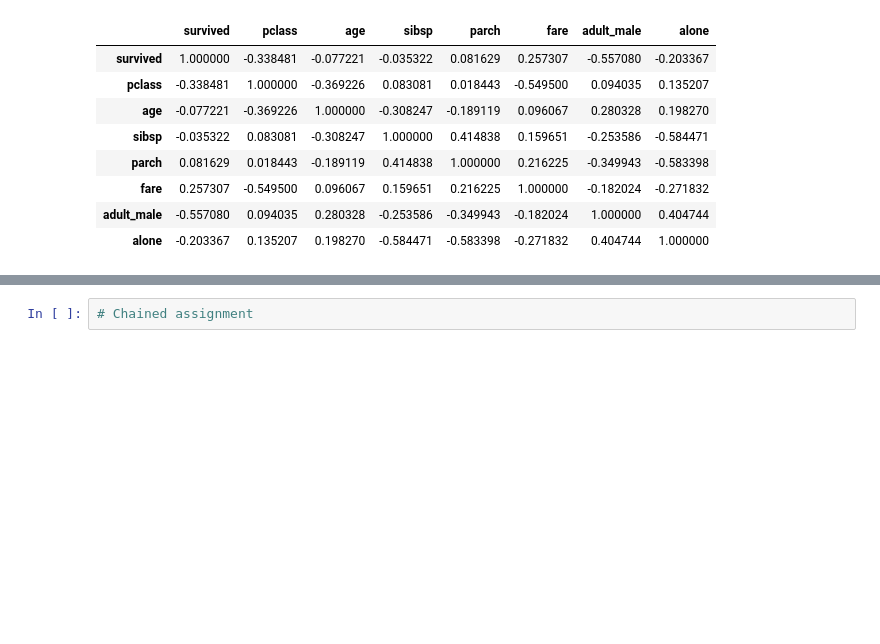
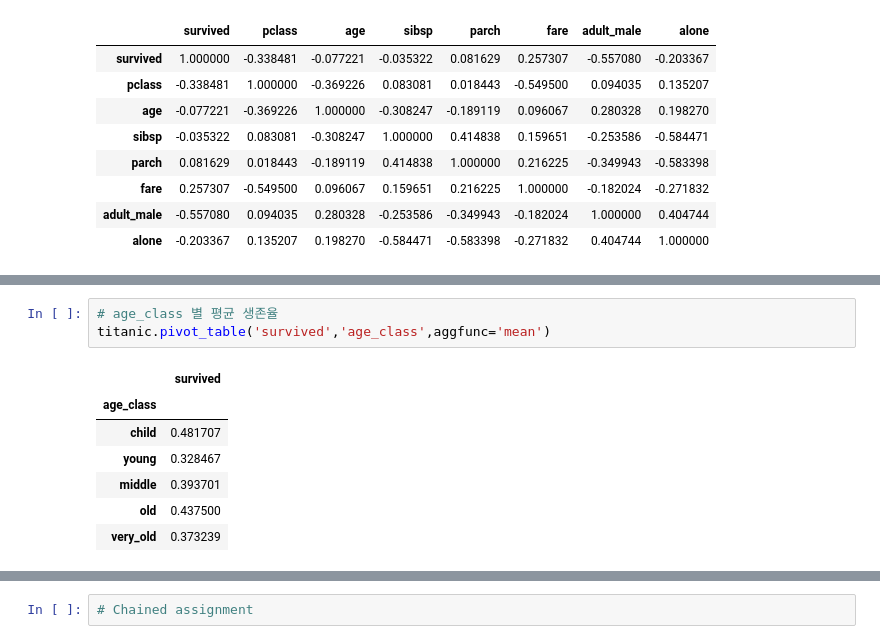
Before and after one commit to landturtler/2020_AI_education_example, a Jupyter notebook: pandas_basic.ipynb, the cells around one changed output, grey strips where cells are left out. Saved outputs shown, nothing was run; the diff lists cells and outputs as text; blank space fills up the shorter version.

```diff
--- a/pandas_basic.ipynb
+++ b/pandas_basic.ipynb
@@ -975,0 +999,11 @@ pandas.core.series.Series
+# %%
+# age_class 별 평균 생존율
+titanic.pivot_table('survived','age_class',aggfunc='mean')
+# %% [output]
+|  | survived |
+| age_class |  |
+| child | 0.481707 |
+| young | 0.328467 |
+| middle | 0.393701 |
+| old | 0.437500 |
+| very_old | 0.373239 |
```
Also changed, not shown: parts of 13 cells of this notebook.
